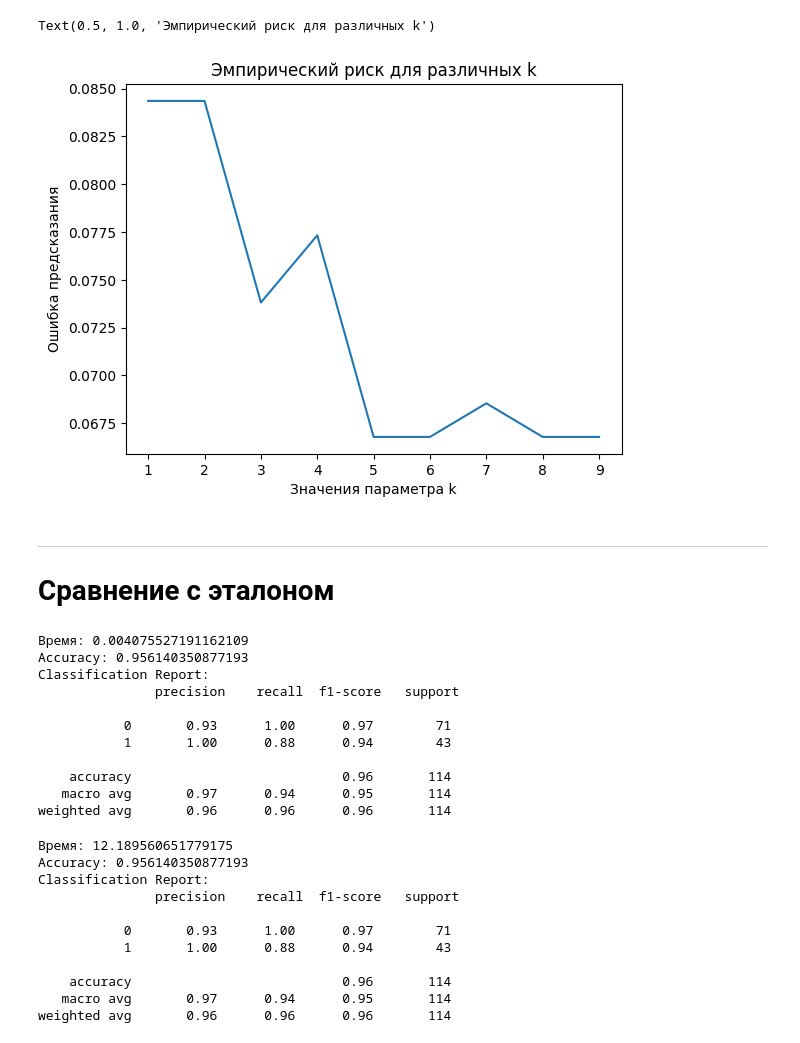
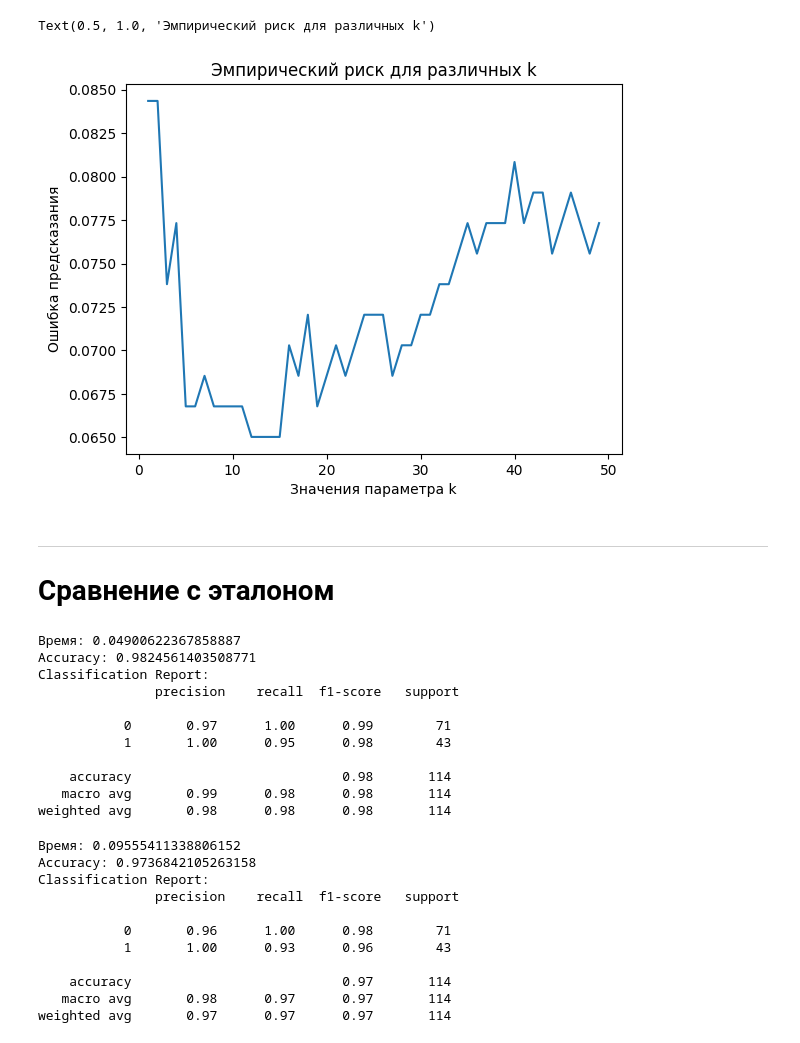
Before and after one commit to sanchous1000/fall-24, a Jupyter notebook: students/aa-konstantinov/lab2/source/analys.ipynb, the cells around one changed output. Drawn from its saved outputs; the diff is of its cells as text; code cells hidden in the pictures.

```diff
--- a/students/aa-konstantinov/lab2/source/analys.ipynb
+++ b/students/aa-konstantinov/lab2/source/analys.ipynb
@@ -6,19 +6,19 @@ import matplotlib.pyplot as plt
 from sklearn.neighbors import KNeighborsClassifier
 from sklearn.metrics import classification_report, accuracy_score
 # %%
-data = pd.read_csv('KNNAlgorithmDataset.csv')
+data = pd.read_csv('/Users/a.konstantinov/Documents/less/data/KNNAlgorithmDataset.csv')
 data['diagnosis'] = data['diagnosis'].replace({'B': 0, 'M':1})
 X_train, X_test, y_train, y_test= train_test_split(data[data.columns[2:-1]], data['diagnosis'], test_size=0.2, random_state=42)
 # %%
-k, metrics = LOO(data[data.columns[2:-1]],data['diagnosis'], range(1,10))
+k, metrics = LOO(data[data.columns[2:-1]],data['diagnosis'], range(1,50))
 # %%
-plt.plot( range(1,10), metrics)
+plt.plot( range(1,50), metrics)
 plt.xlabel('Значения параметра k')
 plt.ylabel('Ошибка предсказания')
 plt.title('Эмпирический риск для различных k')
 # %% [output]
 Text(0.5, 1.0, 'Эмпирический риск для различных k')
-[figure, old version]
+[figure, new version]
 # %% [markdown]
 ____________________________________________
 # Сравнение с эталоном
@@ -32,33 +32,34 @@ print("Время:",time.time() - start)
 print("Accuracy:", accuracy_score(y_test, labels))
 print("Classification Report:\n", classification_report(y_test, labels))
 # %% [output]
-Время: 0.004075527191162109
-Accuracy: 0.956140350877193
+Время: 0.04900622367858887
+Accuracy: 0.9824561403508771
 Classification Report:
                precision    recall  f1-score   support
 
-           0       0.93      1.00      0.97        71
-           1       1.00      0.88      0.94        43
+           0       0.97      1.00      0.99        71
+           1       1.00      0.95      0.98        43
 
-    accuracy                           0.96       114
-   macro avg       0.97      0.94      0.95       114
-weighted avg       0.96      0.96      0.96       114
+    accuracy                           0.98       114
+   macro avg       0.99      0.98      0.98       114
+weighted avg       0.98      0.98      0.98       114
 # %%
-model = KNeighborsClassifier(5, p = 2)
+model = KNeighborsClassifier(k, p = 2)
+start = time.time()
 model.fit(X_train, y_train)
 labels_main = model.predict(X_test)
 print("Время:",time.time() - start)
 print("Accuracy:", accuracy_score(y_test, labels_main))
 print("Classification Report:\n", classification_report(y_test, labels_main))
 # %% [output]
-Время: 12.189560651779175
-Accuracy: 0.956140350877193
+Время: 0.09555411338806152
+Accuracy: 0.9736842105263158
 Classification Report:
                precision    recall  f1-score   support
 
-           0       0.93      1.00      0.97        71
-           1       1.00      0.88      0.94        43
+           0       0.96      1.00      0.98        71
+           1       1.00      0.93      0.96        43
 
-    accuracy                           0.96       114
-   macro avg       0.97      0.94      0.95       114
-weighted avg       0.96      0.96      0.96       114
+    accuracy                           0.97       114
+   macro avg       0.98      0.97      0.97       114
+weighted avg       0.97      0.97      0.97       114
```
Also changed, not shown: 2 other files.
